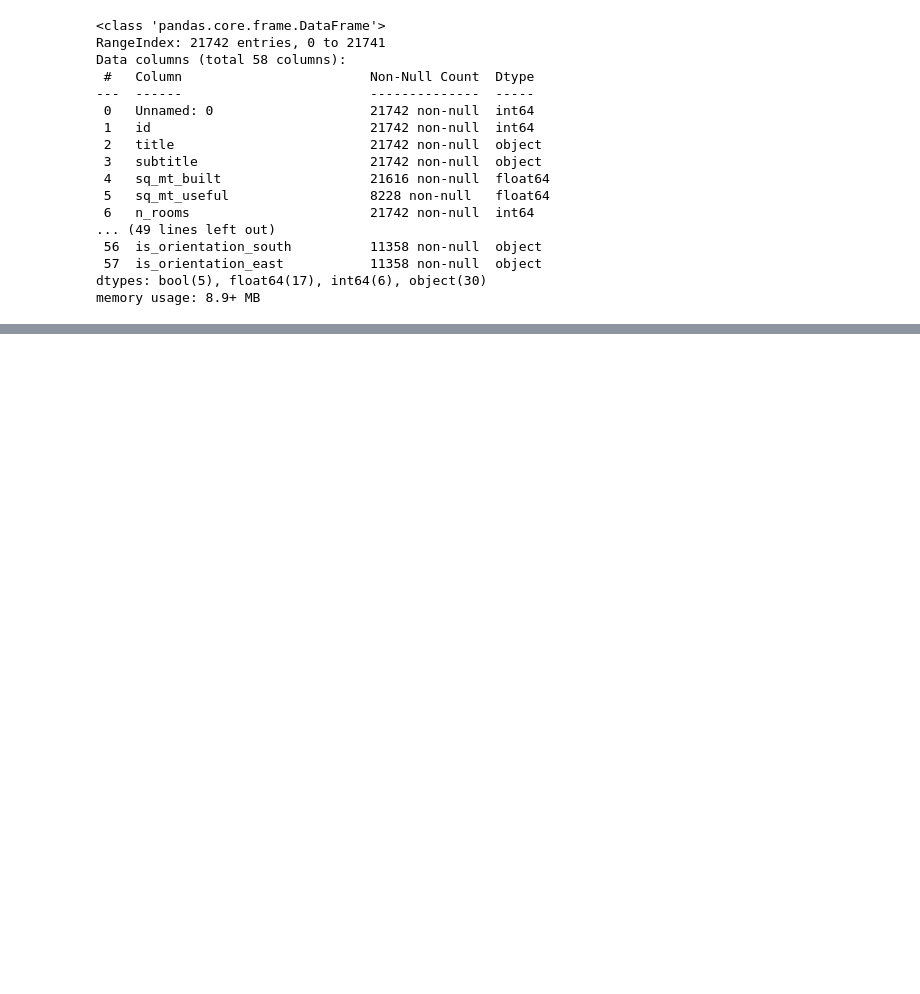
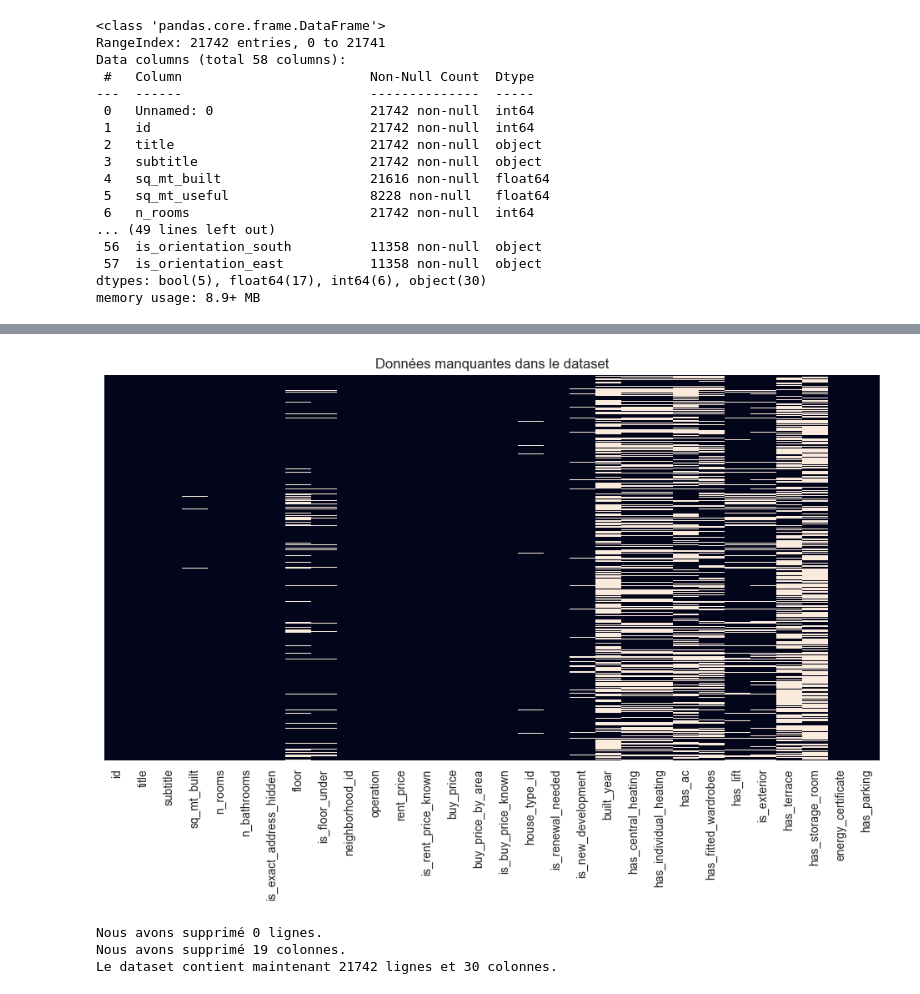
Before and after one commit to aurelien-adjimi/apartment-hunter, a Jupyter notebook: Notebook.ipynb, the cells around one changed output, grey strips where cells are left out. Saved outputs shown, nothing was run; the diff lists cells and outputs as text; code cells hidden in the pictures; blank space fills up the shorter version.

```diff
--- a/Notebook.ipynb
+++ b/Notebook.ipynb
@@ -37,0 +119,5 @@ plt.show()
+# %%
+numberOfRowsBefore = df.shape[0]
+numberOfColumnsBefore = df.shape[1]
+
+df = df.drop(columns=['sq_mt_useful', 'raw_address', 'street_name', 'Unnamed: 0'])
@@ -37,0 +135,4 @@ plt.show()
+# %%
+show_missing_data(df)
+# %% [output]
+[figure, added]
@@ -37,0 +144,11 @@ plt.show()
+# %%
+numberOfRowsAfter = df.shape[0]
+numberOfColumnsAfter = df.shape[1]
+
+print(f"Nous avons supprimé {numberOfRowsBefore - numberOfRowsAfter} lignes.")
+print(f"Nous avons supprimé {numberOfColumnsBefore - numberOfColumnsAfter} colonnes.")
+print(f"Le dataset contient maintenant {df.shape[0]} lignes et {df.shape[1]} colonnes.")
+# %% [output]
+Nous avons supprimé 0 lignes.
+Nous avons supprimé 19 colonnes.
+Le dataset contient maintenant 21742 lignes et 30 colonnes.
```
Also changed, not shown: parts of 17 cells of this notebook.
